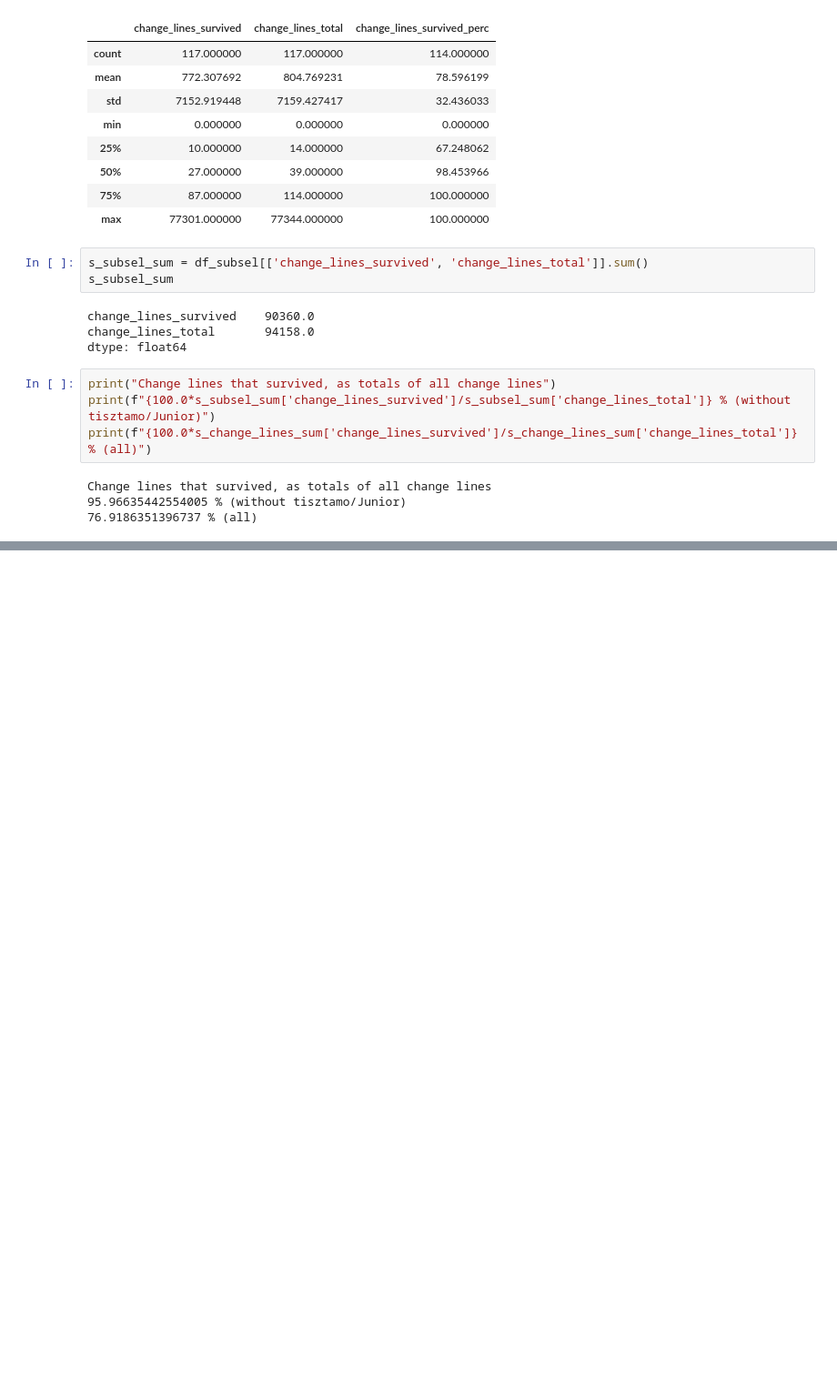
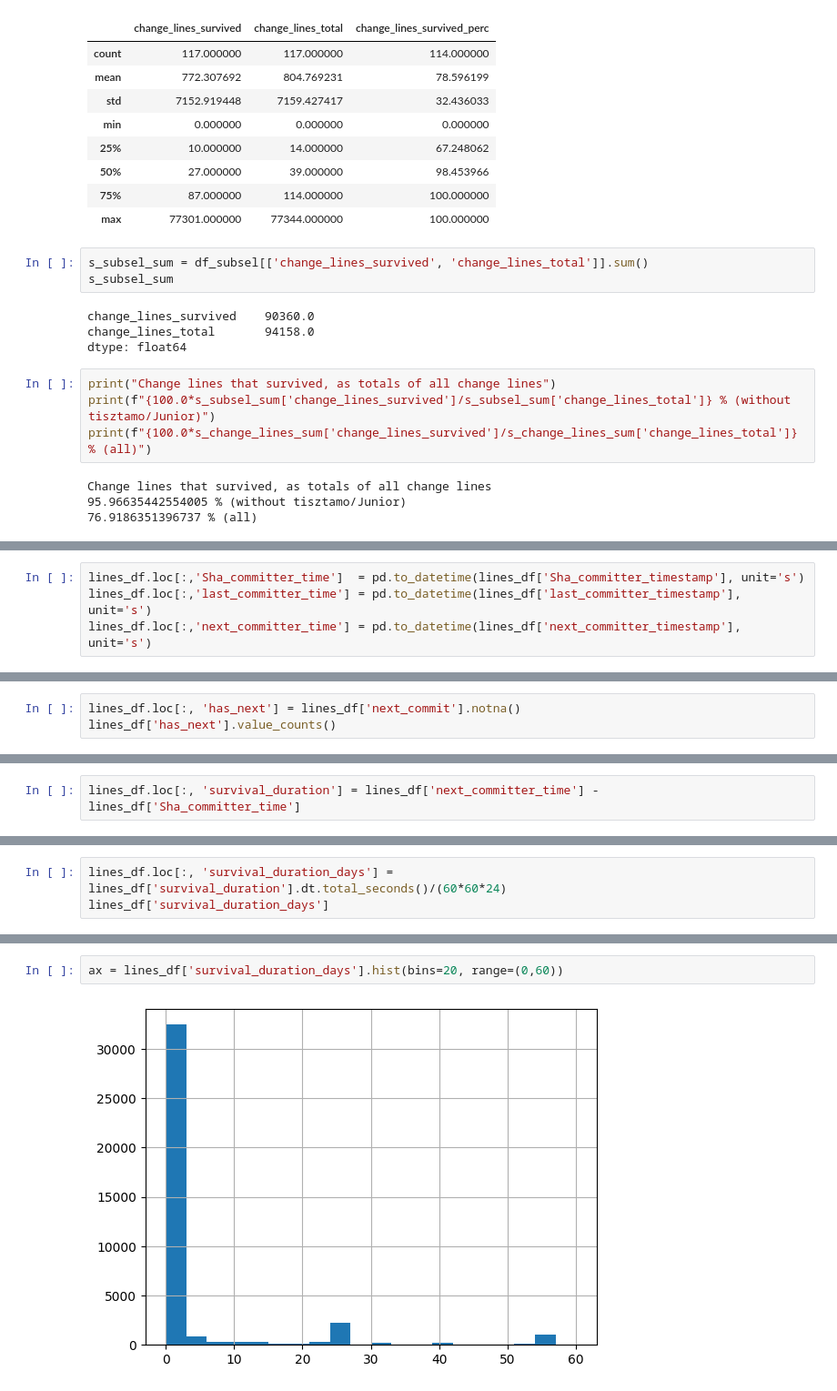
Before and after one commit to ncusi/MSR_Challenge_2024, a Jupyter notebook: notebooks/analyze_changes_survival.ipynb, the cells around one changed output, grey strips where cells are left out. Shown at 91% size. Drawn from its saved outputs; the diff is of its cells as text; blank space fills up the shorter version.

```diff
--- a/notebooks/analyze_changes_survival.ipynb
+++ b/notebooks/analyze_changes_survival.ipynb
@@ -229,0 +312,4 @@ Change lines that survived, as totals of all change lines
+# %%
+lines_df.loc[:,'Sha_committer_time']  = pd.to_datetime(lines_df['Sha_committer_timestamp'], unit='s')
+lines_df.loc[:,'last_committer_time'] = pd.to_datetime(lines_df['last_committer_timestamp'], unit='s')
+lines_df.loc[:,'next_committer_time'] = pd.to_datetime(lines_df['next_committer_timestamp'], unit='s')
@@ -229,0 +330,3 @@ Change lines that survived, as totals of all change lines
+# %%
+lines_df.loc[:, 'has_next'] = lines_df['next_commit'].notna()
+lines_df['has_next'].value_counts()
@@ -229,0 +338,2 @@ Change lines that survived, as totals of all change lines
+# %%
+lines_df.loc[:, 'survival_duration'] = lines_df['next_committer_time'] - lines_df['Sha_committer_time']
@@ -229,0 +355,3 @@ Change lines that survived, as totals of all change lines
+# %%
+lines_df.loc[:, 'survival_duration_days'] = lines_df['survival_duration'].dt.total_seconds()/(60*60*24)
+lines_df['survival_duration_days']
@@ -229,0 +383,4 @@ Change lines that survived, as totals of all change lines
+# %%
+ax = lines_df['survival_duration_days'].hist(bins=20, range=(0,60))
+# %% [output]
+[figure, added]
```
Also changed, not shown: parts of 39 cells of this notebook.
